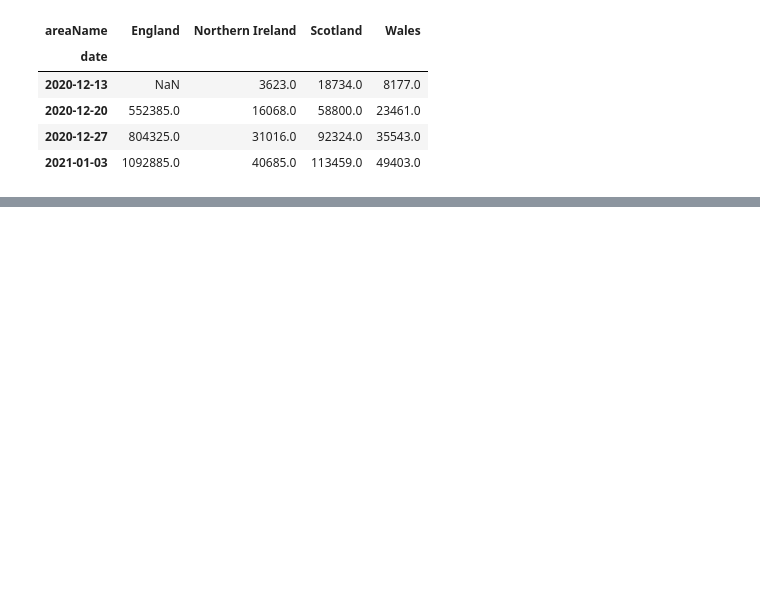
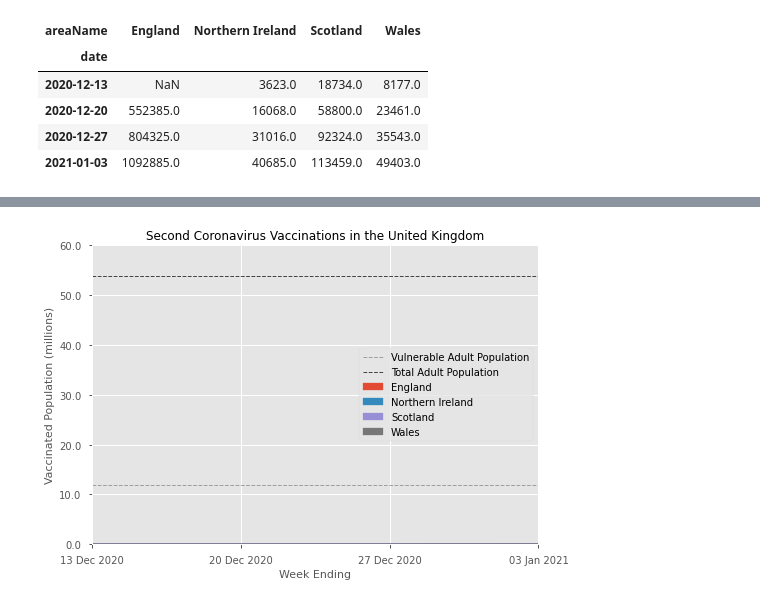
Before and after one commit to canwaf/scrapbook, a Jupyter notebook: coronavirus/vaccine_rollout.ipynb, the cells around one changed output, grey strips where cells are left out. Cells and saved outputs as stored; diff of their text form; code cells hidden in the pictures; blank space fills up the shorter version.

```diff
--- a/coronavirus/vaccine_rollout.ipynb
+++ b/coronavirus/vaccine_rollout.ipynb
@@ -129,0 +180,3 @@ plt.show()
+# %%
+shape_second = df[['date','areaName','cumPeopleReceivingSecondDose']].pivot(index='date', columns='areaName', values='cumPeopleReceivingSecondDose')
+shape_second
@@ -129,0 +190,25 @@ plt.show()
+# %%
+# Data
+ax = shape_second.plot(xticks=shape_second.index, kind='area')
+# Titles and Labels
+ax.set_title('Second Coronavirus Vaccinations in the United Kingdom')
+ylab = ax.set_ylabel('Vaccinated Population (millions)')
+xlab = ax.set_xlabel('Week Ending')
+
+# Axis
+ylim = ax.set_ylim(top=60000000)
+yaxis = ax.yaxis.set_major_formatter(FuncFormatter(millions_formatter))
+xaxis = plt.xticks(shape.index, shape.index.strftime('%d %b %Y'))
+
+# Lines
+vulnline = ax.axhline(vulnerable, c='grey', ls='dashed', lw=1, alpha=0.7, label='Vulnerable Adult Population')
+popline = ax.axhline(population, c='black', ls='dashed', lw=1, alpha=0.7, label='Total Adult Population')
+
+# Style
+plt.style.use('seaborn-notebook')
+
+plt.legend()
+
+plt.show()
+# %% [output]
+[figure, added]
```
Also changed, not shown: parts of 27 cells of this notebook, 4 other files.
